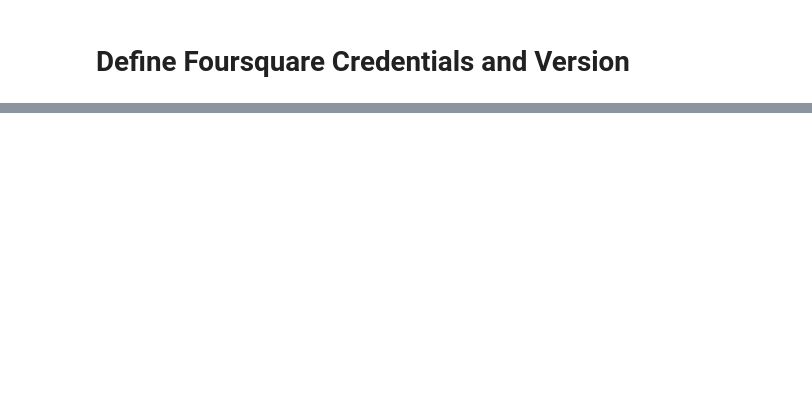
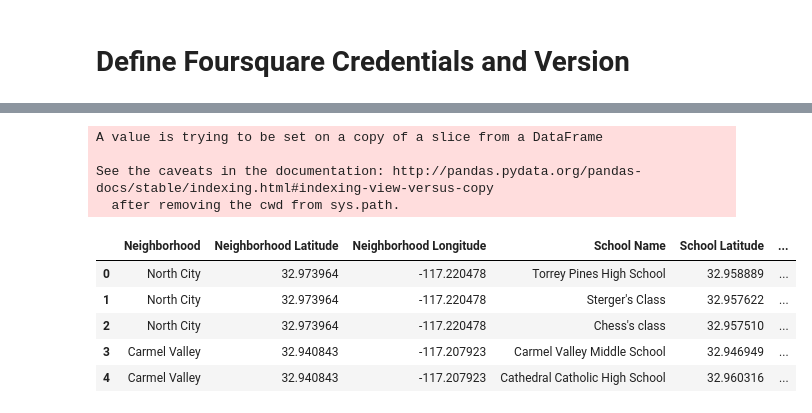
Before and after one commit to Yara1994/Analysis-of-San-Diego-Neighborhoods, a Jupyter notebook: City_info.ipynb, the cells around one changed output, grey strips where cells are left out. Saved outputs shown, nothing was run; the diff lists cells and outputs as text; code cells hidden in the pictures; blank space fills up the shorter version.

Commit message:
Keep working on the code

```diff
--- a/City_info.ipynb
+++ b/City_info.ipynb
@@ -472,0 +679,24 @@ VERSION:   20190325
+# %%
+def cleaning_schools(df):
+
+    df = df.loc[(df["School Category"] == "Elementary School") | (df["School Category"] == "Middle School") | (df["School Category"] == "High School")]
+    df.drop_duplicates(subset=['School Latitude', "School Longitude"], keep="first", inplace = True)
+    df = df.reset_index(drop = True)
+
+
+    return df
+# %%
+richest_neighborhoods_schools = cleaning_schools(richest_neighborhoods_schools)
+
+richest_neighborhoods_schools.head()
+# %% [output]
+A value is trying to be set on a copy of a slice from a DataFrame
+
+See the caveats in the documentation: http://pandas.pydata.org/pandas-docs/stable/indexing.html#indexing-view-versus-copy
+  after removing the cwd from sys.path.
+|  | Neighborhood | Neighborhood Latitude | Neighborhood Longitude | School Name | School Latitude | ... |
+| 0 | North City | 32.973964 | -117.220478 | Torrey Pines High School | 32.958889 | ... |
+| 1 | North City | 32.973964 | -117.220478 | Sterger's Class | 32.957622 | ... |
+| 2 | North City | 32.973964 | -117.220478 | Chess's class | 32.957510 | ... |
+| 3 | Carmel Valley | 32.940843 | -117.207923 | Carmel Valley Middle School | 32.946949 | ... |
+| 4 | Carmel Valley | 32.940843 | -117.207923 | Cathedral Catholic High School | 32.960316 | ... |
```
Also changed, not shown: parts of 20 cells of this notebook.
